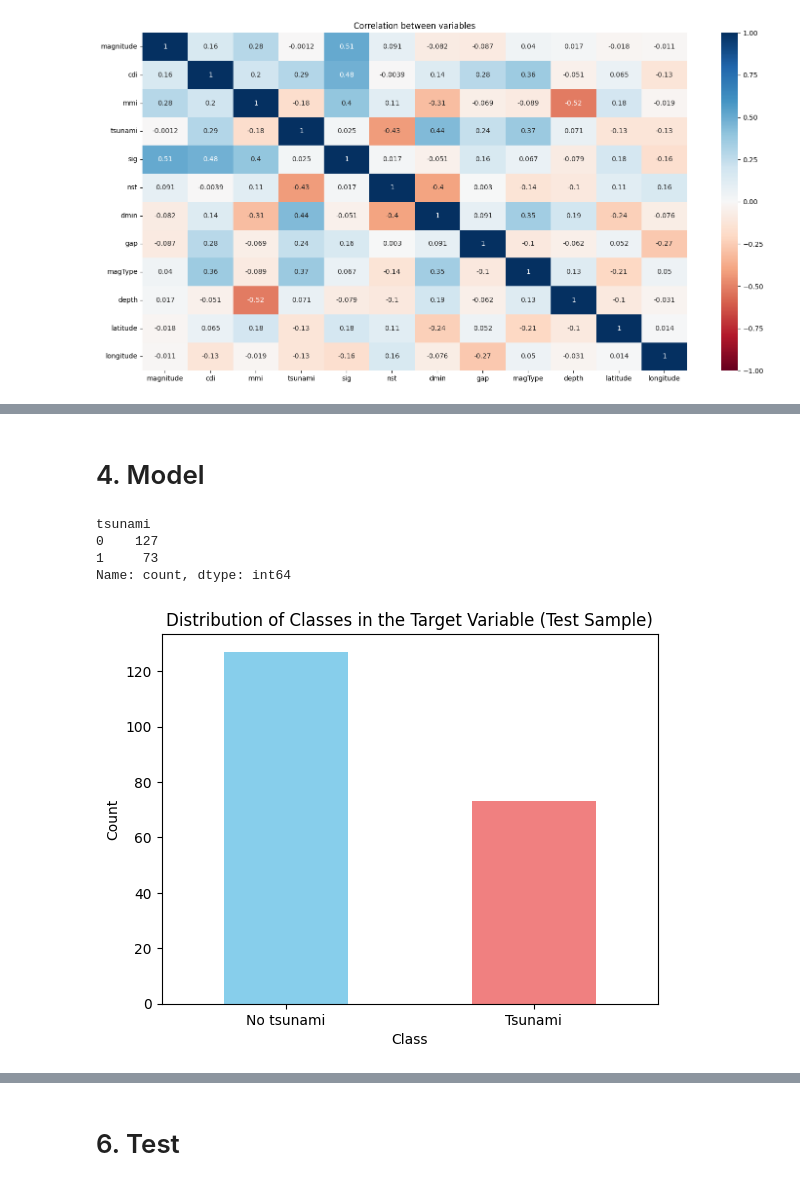
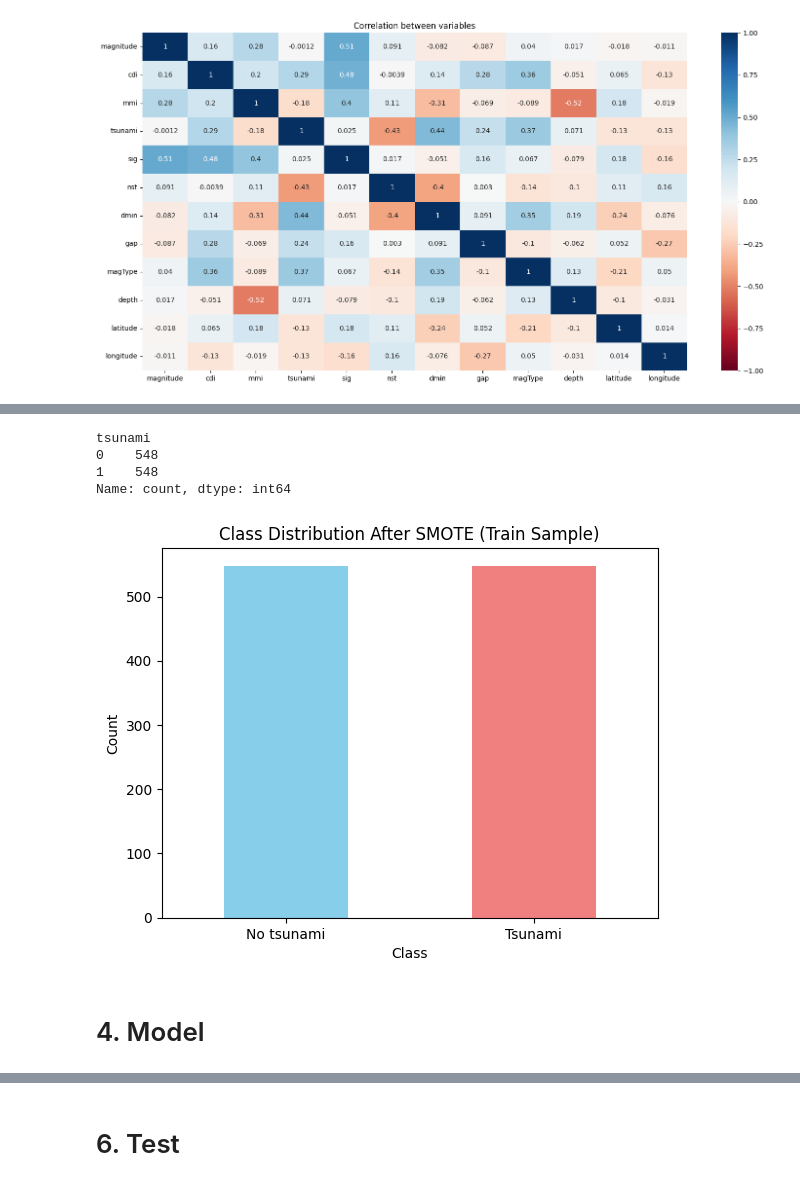
Before and after one commit to hopeiseverywhere/5002-final-proj, a Jupyter notebook: model.ipynb, the cells around one changed output, grey strips where cells are left out. Drawn from its saved outputs; the diff is of its cells as text; code cells hidden in the pictures.

```diff
--- a/model.ipynb
+++ b/model.ipynb
@@ -228,2 +257,20 @@ plt.show()
+# %%
+print(y_train.value_counts())
+# plot the portion of each class in the target variable
+# this is our test
+y_train.value_counts().plot(kind='bar', color=['skyblue', 'lightcoral'])
+plt.title('Class Distribution After SMOTE (Train Sample)')
+plt.xlabel('Class')
+plt.ylabel('Count')
+plt.xticks(rotation=0)  # Rotate x-axis labels if needed
+# Replace default x-axis labels with custom labels
+plt.xticks([0, 1], ['No tsunami', 'Tsunami'], rotation=0)
+plt.show()
+# %% [output]
+tsunami
+0    548
+1    548
+Name: count, dtype: int64
+[figure, added]
 # %% [markdown]
 # 4. Model
@@ -237,18 +276,0 @@ X_train, X_test, y_train, y_test = train_test_split(X, y, test_size=0.2, random_
-# %%
-print(y_test.value_counts())
-# plot the portion of each class in the target variable
-# this is our test
-y_test.value_counts().plot(kind='bar', color=['skyblue', 'lightcoral'])
-plt.title('Distribution of Classes in the Target Variable (Test Sample)')
-plt.xlabel('Class')
-plt.ylabel('Count')
-plt.xticks(rotation=0)  # Rotate x-axis labels if needed
-# Replace default x-axis labels with custom labels
-plt.xticks([0, 1], ['No tsunami', 'Tsunami'], rotation=0)
-plt.show()
-# %% [output]
-tsunami
-0    127
-1     73
-Name: count, dtype: int64
-[figure, removed]
```
Also changed, not shown: parts of 17 cells of this notebook, 2 other files.
